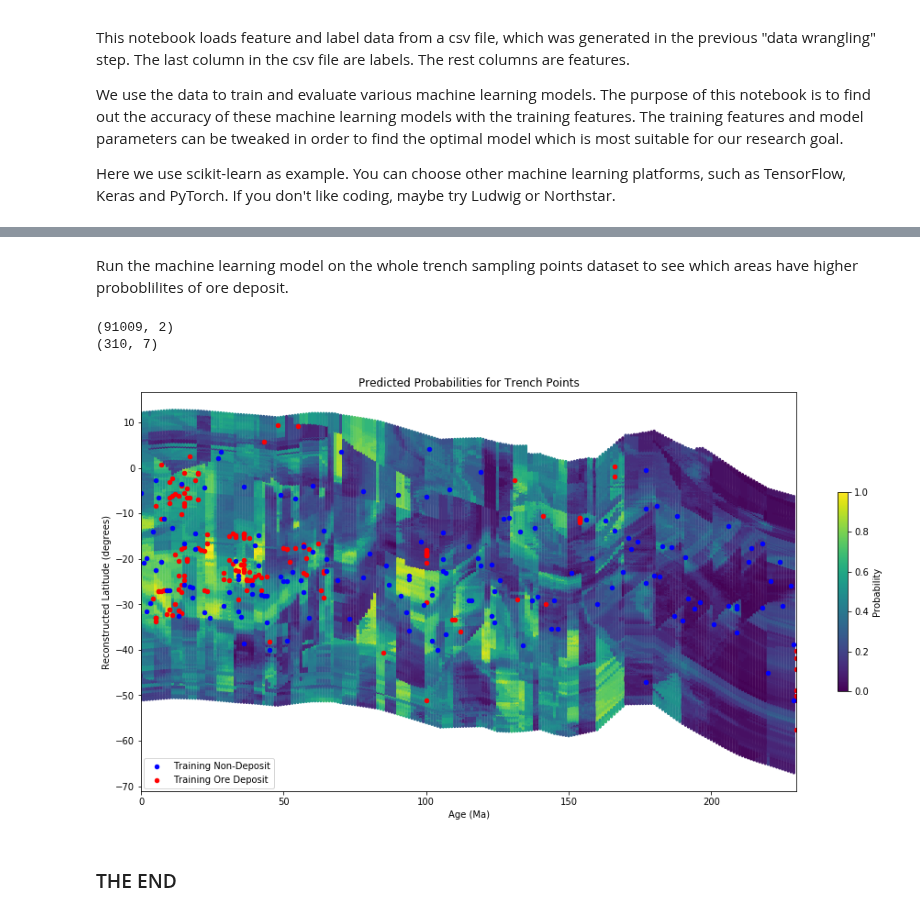
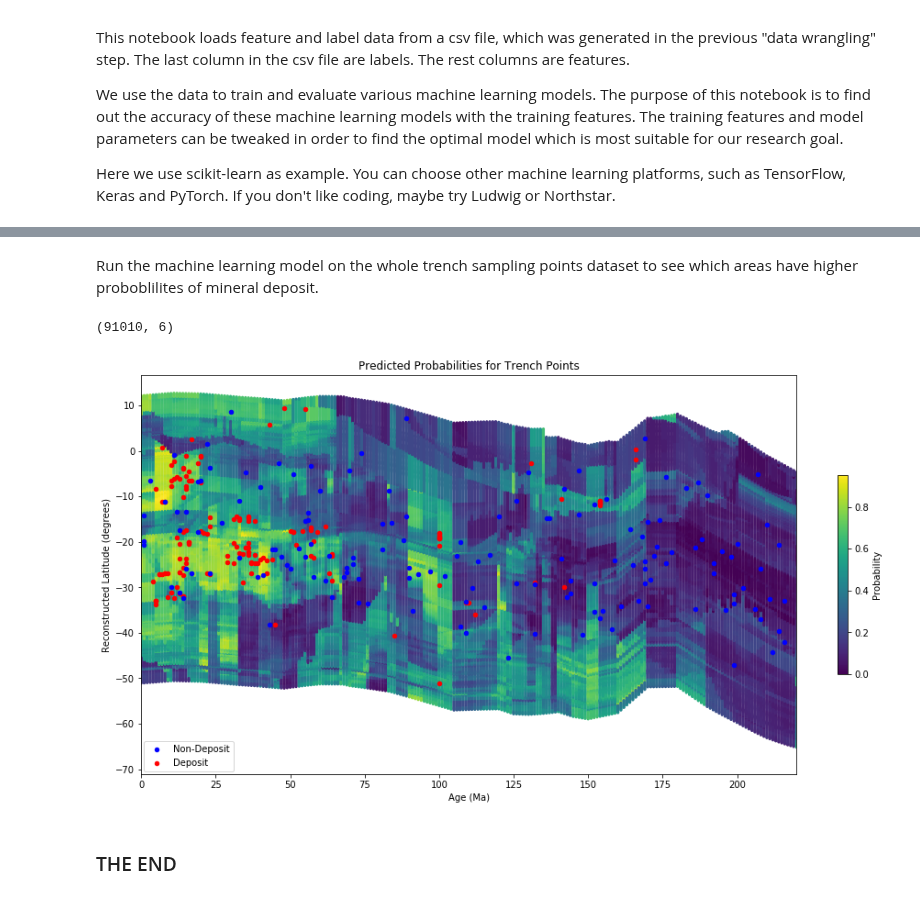
Before and after one commit to EarthByte/spatio-temporal-exploration, a Jupyter notebook: python/5_Machine_Learning.ipynb, the cells around one changed output, grey strips where cells are left out. Saved outputs shown, nothing was run; the diff lists cells and outputs as text; code cells hidden in the pictures.

```diff
--- a/python/5_Machine_Learning.ipynb
+++ b/python/5_Machine_Learning.ipynb
@@ -17,9 +17,9 @@ import matplotlib.pyplot as plt
 import numpy as np
 
 #read in data for machine learning training and testing
-all_data_in_file = np.genfromtxt('machine_learning_train_test_data.csv',delimiter=',')
+all_data_in_file = np.genfromtxt('ml_deposit_data.csv',delimiter=',',skip_header=1)
 labels = all_data_in_file[:,-1]
-data = all_data_in_file[:,:4]
+data = all_data_in_file[:,:-1]
 
 #choose classifier
 classifier = 'RFC' #random forest
@@ -130,34 +133,54 @@ For Random Forest model, the bar chart shows the weight of each feature in decis
 # %% [markdown]
-Run the machine learning model on the whole trench sampling points dataset to see which areas have higher proboblilites of ore deposit.
+Run the machine learning model on the whole trench sampling points dataset to see which areas have higher proboblilites of mineral deposit.
 # %%
 #train the ML model
 clf.fit(data, labels)
 
 #read in test data and predict
-trench_data = np.genfromtxt('machine_learning_trench_data.csv',delimiter=',')
-test_data = preprocessing.scale(trench_data[:,:4])
+from parameters import parameters as p
+import pandas as pd
+import re
+deposit_len = int(re.split(r'_|\.', p['input_file'])[-2])
+#load data
+coreg_input_data = pd.read_csv(p['input_file'])
+coreg_output_data = pd.read_csv('coreg_output/0_vector_subStats.out', header=None)
+all_data = pd.concat([coreg_output_data,
+                  coreg_input_data,
+                  pd.DataFrame([1]*deposit_len+[0]*(len(coreg_input_data)-deposit_len), columns=['Label'])],
+                 axis=1)
+
+positive=all_data[0:deposit_len]
+negative=all_data[deposit_len-1:deposit_len*2]
+
+all_trench_data=all_data[deposit_len*2-1:]
+all_trench_data=all_trench_data.dropna()
+#display(all_trench_data)
+
+trench_data = np.genfromtxt('ml_trench_data.csv',delimiter=',',skip_header=1)
+print(trench_data.shape)
+test_data = preprocessing.scale(trench_data[:,:-1])
 trench_proba=clf.predict_proba(test_data)
 
 #make a plot
 fig, ax = plt.subplots(figsize=(16, 8))
-plt.xlim([0,230])
-cb = plt.scatter(trench_data[:,5],trench_data[:,4], c=trench_proba[:,1],s=10,marker='o',edgecolor='none')
+plt.xlim([0,220])
+cb = plt.scatter(all_trench_data['age'],all_trench_data[1], c=trench_proba[:,1],s=10,marker='o',edgecolor='none')
 
-p1 = plt.scatter(all_data_in_file[:155,5],all_data_in_file[:155,4],
+p1 = plt.scatter(positive['age'], positive[1],
                  color='red',s=20,marker='o')
-p2 = plt.scatter(all_data_in_file[155:155*2,5],all_data_in_file[155:155*2,4],
+p2 = plt.scatter(negative['age'], negative[1],
                  color='blue',s=20,marker='o')
 
 fig.colorbar(cb, shrink=0.5, label='Probability')
 plt.title('Predicted Probabilities for Trench Points')
 plt.ylabel('Reconstructed Latitude (degrees)')
 plt.xlabel('Age (Ma)')
-ax.legend([p2,p1],["Training Non-Deposit","Training Ore Deposit"],
+ax.legend([p2,p1],["Non-Deposit","Deposit"],
             loc=3, borderaxespad=0.3,numpoints=1)
+
 plt.show()
 # %% [output]
-(91009, 2)
-(310, 7)
+(91010, 6)
-[figure, old version]
+[figure, new version]
 # %% [markdown]
 ### THE END
```
Also changed, not shown: parts of 4 cells of this notebook, 7 other files.
